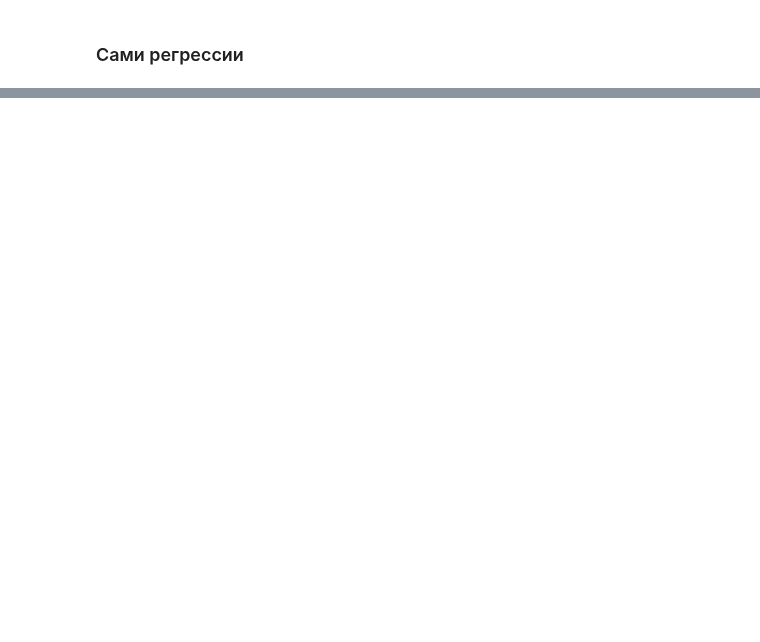
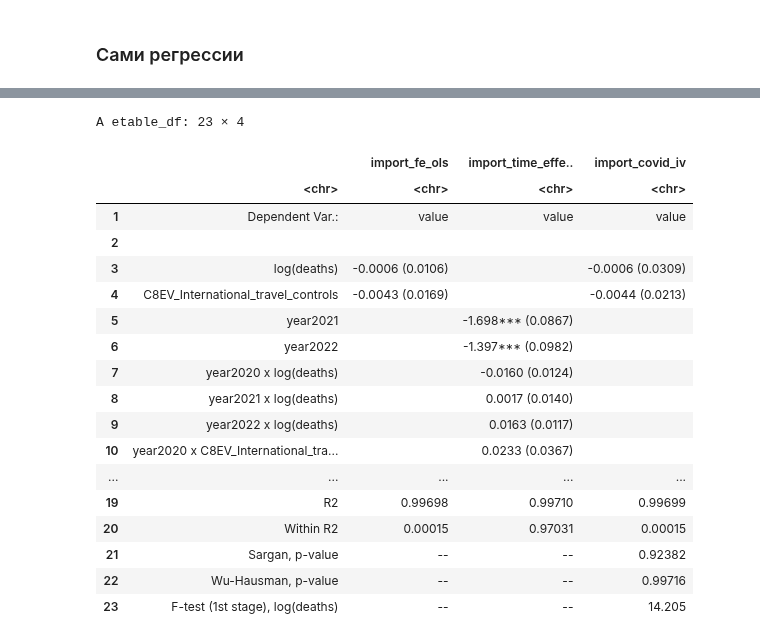
Before and after one commit to xan-d-or/thesis, a Jupyter notebook: analysis/hs0_fe_estimation.ipynb, the cells around one changed output, grey strips where cells are left out. Cells and saved outputs as stored; diff of their text form; code cells hidden in the pictures; blank space fills up the shorter version.

```diff
--- a/analysis/hs0_fe_estimation.ipynb
+++ b/analysis/hs0_fe_estimation.ipynb
@@ -597,0 +592,22 @@ A etable_df: 20 × 7
+# %%
+etable(import_fe_ols, import_time_effects, import_covid_iv, vcov = ~country, fitstat=~ . + sargan.p + wh.p + ivf, tex=FALSE)
+# %% [output]
+A etable_df: 23 × 4
+|  |  | import_fe_ols | import_time_effe.. | import_covid_iv |
+|  | <chr> | <chr> | <chr> | <chr> |
+| 1 | Dependent Var.: | value | value | value |
+| 2 |  |  |  |  |
+| 3 | log(deaths) | -0.0006 (0.0106) |  | -0.0006 (0.0309) |
+| 4 | C8EV_International_travel_controls | -0.0043 (0.0169) |  | -0.0044 (0.0213) |
+| 5 | year2021 |  | -1.698*** (0.0867) |  |
+| 6 | year2022 |  | -1.397*** (0.0982) |  |
+| 7 | year2020 x log(deaths) |  | -0.0160 (0.0124) |  |
+| 8 | year2021 x log(deaths) |  | 0.0017 (0.0140) |  |
+| 9 | year2022 x log(deaths) |  | 0.0163 (0.0117) |  |
+| 10 | year2020 x C8EV_International_tra... |  | 0.0233 (0.0367) |  |
+| ... | ... | ... | ... | ... |
+| 19 | R2 | 0.99698 | 0.99710 | 0.99699 |
+| 20 | Within R2 | 0.00015 | 0.97031 | 0.00015 |
+| 21 | Sargan, p-value | -- | -- | 0.92382 |
+| 22 | Wu-Hausman, p-value | -- | -- | 0.99716 |
+| 23 | F-test (1st stage), log(deaths) | -- | -- | 14.205 |
```
Also changed, not shown: parts of 34 cells of this notebook, 4 other files.
